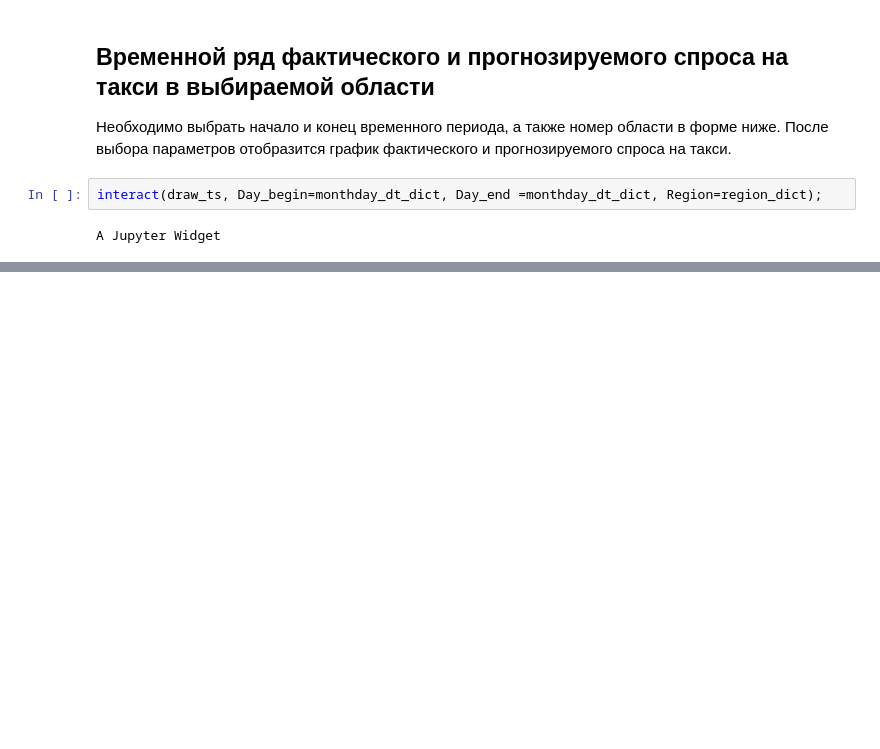
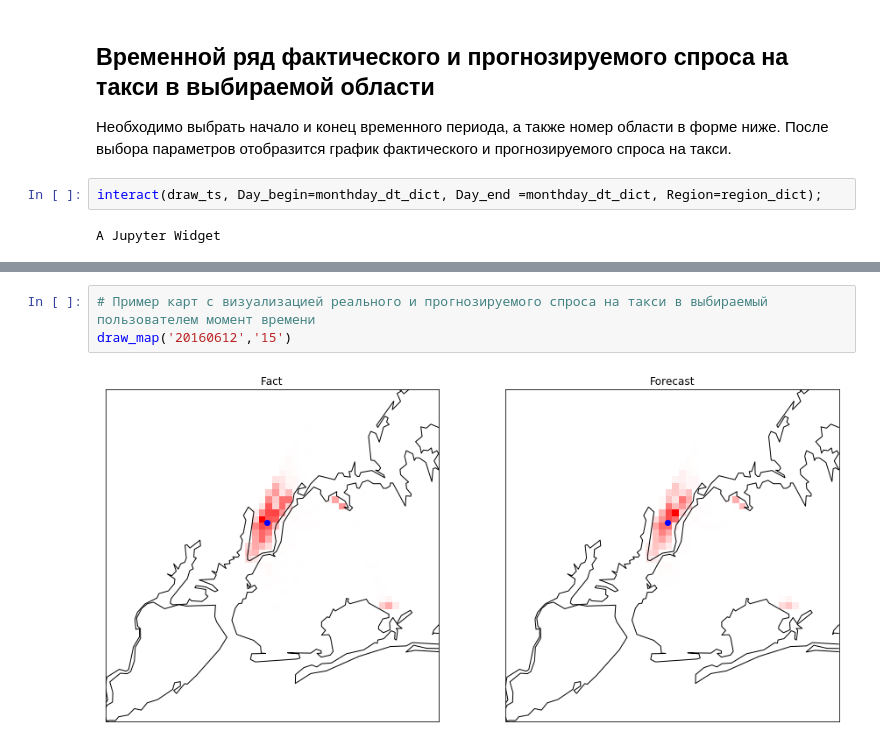
Before and after one commit to obrock/CourseraDataAnalysisMFTI_demo, a Jupyter notebook: InteractiveDemo.ipynb, the cells around one changed output, grey strips where cells are left out. Cells and saved outputs as stored; diff of their text form; blank space fills up the shorter version.

```diff
--- a/InteractiveDemo.ipynb
+++ b/InteractiveDemo.ipynb
@@ -190,0 +196,5 @@ A Jupyter Widget
+# %%
+# Пример карт с визуализацией реального и прогнозируемого спроса на такси в выбираемый пользователем момент времени
+draw_map('20160612','15')
+# %% [output]
+[figure, added]
```
Also changed, not shown: parts of 2 cells of this notebook, 1 other file.
